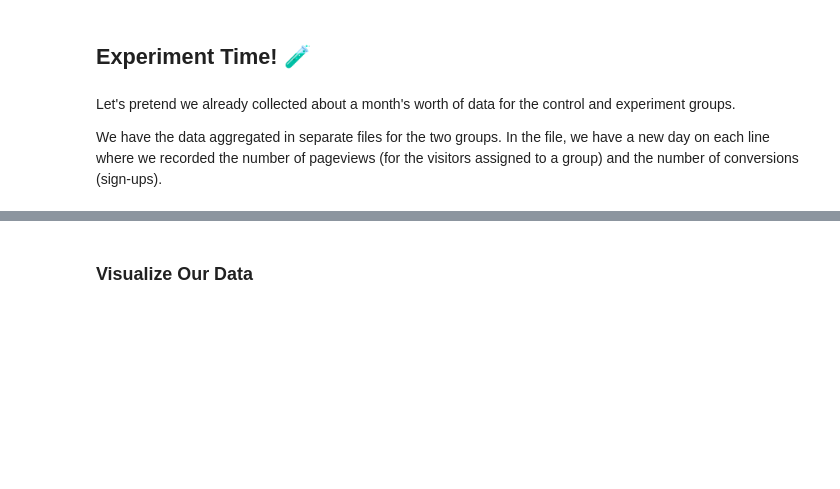
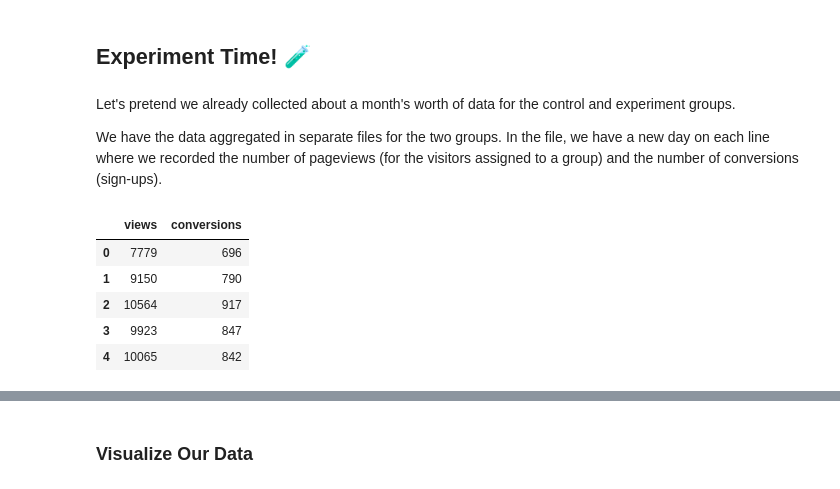
Before and after one commit to flatiron-school/ntl01-dtsc-live-103122, a Jupyter notebook: 2Phase/26-ab-testing-introduction.ipynb, the cells around one changed output, grey strips where cells are left out. Cells and saved outputs as stored; diff of their text form; code cells hidden in the pictures; blank space fills up the shorter version.

```diff
--- a/2Phase/26-ab-testing-introduction.ipynb
+++ b/2Phase/26-ab-testing-introduction.ipynb
@@ -178,0 +181,9 @@ We have the data aggregated in separate files for the two groups. In the file, w
+# %%
+df_control.head()
+# %% [output]
+|  | views | conversions |
+| 0 | 7779 | 696 |
+| 1 | 9150 | 790 |
+| 2 | 10564 | 917 |
+| 3 | 9923 | 847 |
+| 4 | 10065 | 842 |
```
Also changed, not shown: parts of 13 cells of this notebook.
